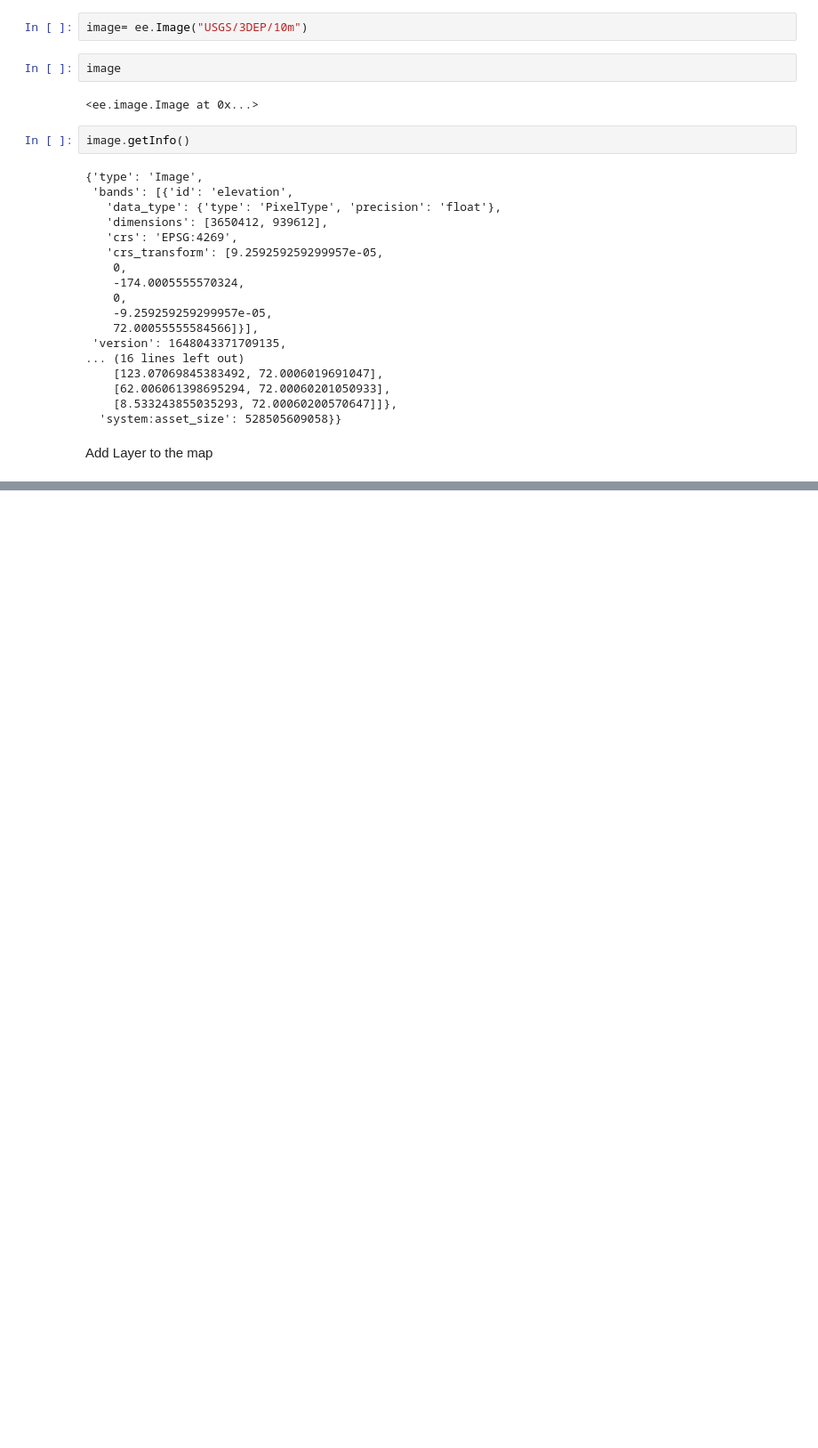
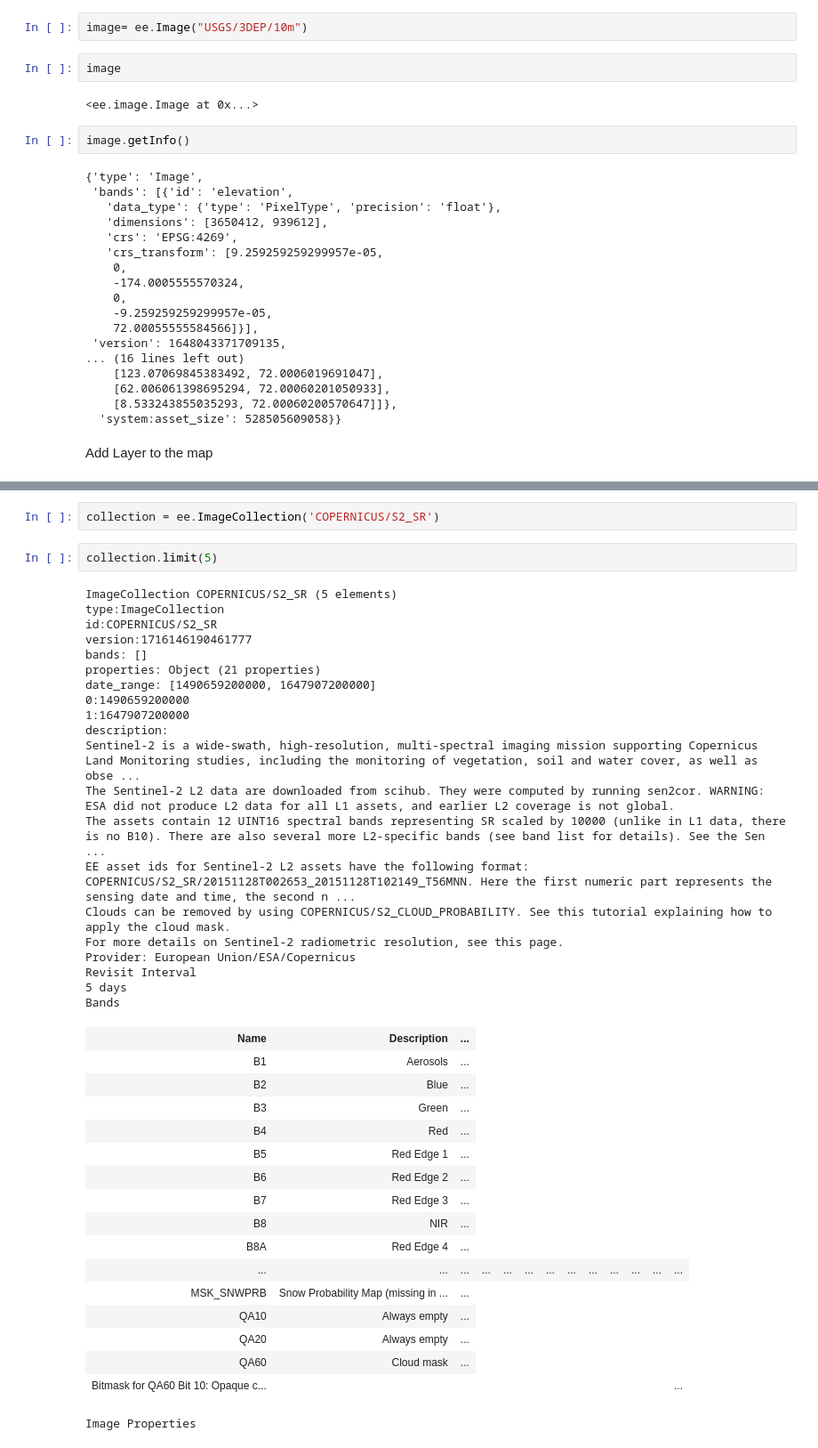
Before and after one commit to zyang91/spatial_data_management, a Jupyter notebook: notes/lecture1.ipynb, the cells around one changed output, grey strips where cells are left out. Shown at 89% size. Saved outputs shown, nothing was run; the diff lists cells and outputs as text; blank space fills up the shorter version.

```diff
--- a/notes/lecture1.ipynb
+++ b/notes/lecture1.ipynb
@@ -49,0 +75,42 @@ Map(center=[0, 0], controls=(WidgetControl(options=['position', 'transparent_bg'
+# %%
+collection = ee.ImageCollection('COPERNICUS/S2_SR')
+# %%
+collection.limit(5)
+# %% [output]
+ImageCollection COPERNICUS/S2_SR (5 elements)
+type:ImageCollection
+id:COPERNICUS/S2_SR
+version:1716146190461777
+bands: []
+properties: Object (21 properties)
+date_range: [1490659200000, 1647907200000]
+0:1490659200000
+1:1647907200000
+description:
+Sentinel-2 is a wide-swath, high-resolution, multi-spectral imaging mission supporting Copernicus Land Monitoring studies, including the monitoring of vegetation, soil and water cover, as well as obse ...
+The Sentinel-2 L2 data are downloaded from scihub. They were computed by running sen2cor. WARNING: ESA did not produce L2 data for all L1 assets, and earlier L2 coverage is not global.
+The assets contain 12 UINT16 spectral bands representing SR scaled by 10000 (unlike in L1 data, there is no B10). There are also several more L2-specific bands (see band list for details). See the Sen ...
+EE asset ids for Sentinel-2 L2 assets have the following format: COPERNICUS/S2_SR/20151128T002653_20151128T102149_T56MNN. Here the first numeric part represents the sensing date and time, the second n ...
+Clouds can be removed by using COPERNICUS/S2_CLOUD_PROBABILITY. See this tutorial explaining how to apply the cloud mask.
+For more details on Sentinel-2 radiometric resolution, see this page.
+Provider: European Union/ESA/Copernicus
+Revisit Interval
+5 days
+Bands
+| Name | Description | ... |
+| B1 | Aerosols | ... |
+| B2 | Blue | ... |
+| B3 | Green | ... |
+| B4 | Red | ... |
+| B5 | Red Edge 1 | ... |
+| B6 | Red Edge 2 | ... |
+| B7 | Red Edge 3 | ... |
+| B8 | NIR | ... |
+| B8A | Red Edge 4 | ... |
+| ... | ... | ... | ... | ... | ... | ... | ... | ... | ... | ... | ... | ... |
+| MSK_SNWPRB | Snow Probability Map (missing in ... | ... |
+| QA10 | Always empty | ... |
+| QA20 | Always empty | ... |
+| QA60 | Cloud mask | ... |
+| Bitmask for QA60 Bit 10: Opaque c... |  |  |  |  |  |  |  |  |  |  |  | ... |
+Image Properties
```
Also changed, not shown: parts of 6 cells of this notebook.
